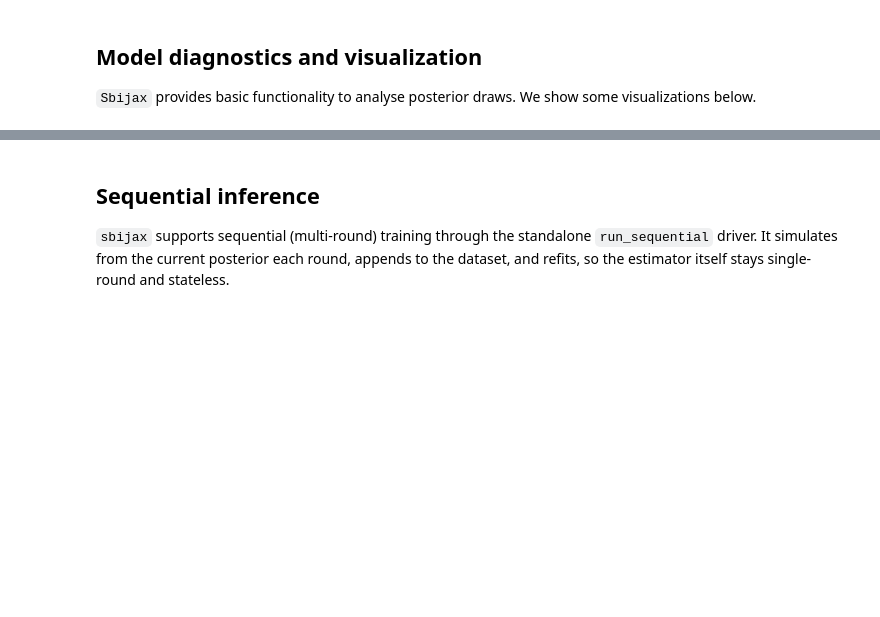
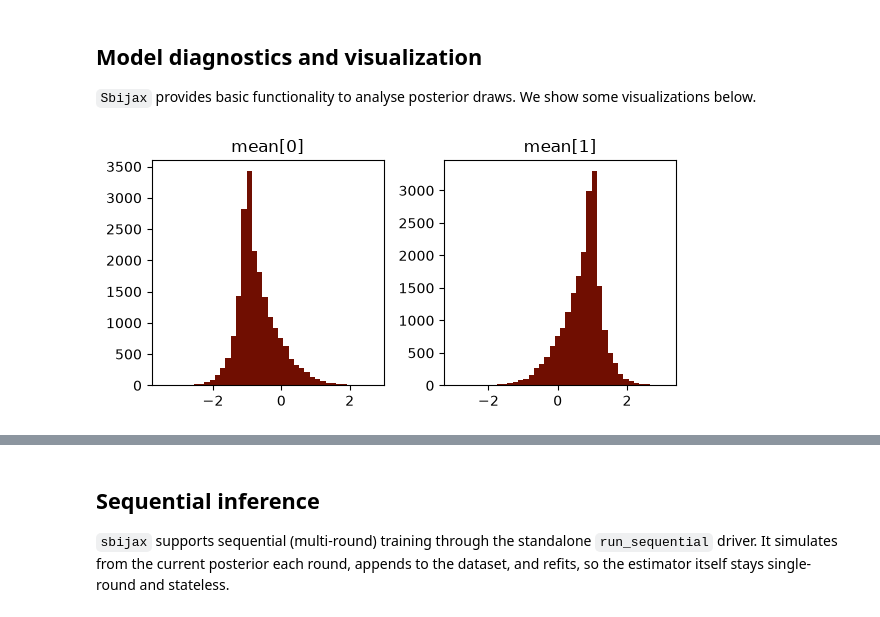
Before and after one commit to dirmeier/sbijax, a Jupyter notebook: docs/notebooks/more_detailed_intro.ipynb, the cells around one changed output, grey strips where cells are left out. Saved outputs shown, nothing was run; the diff lists cells and outputs as text; code cells hidden in the pictures; blank space fills up the shorter version.

```diff
--- a/docs/notebooks/more_detailed_intro.ipynb
+++ b/docs/notebooks/more_detailed_intro.ipynb
@@ -135,6 +170,6 @@ params, info = model.fit(
 Finally, we sample from the posterior distribution for a specific observation $y_{\text{obs}}$.
 # %%
 y_obs = jnp.array([-1.0, 1.0])
-samples, info = model.sample(
+samples, _ = model.sample(
     jr.PRNGKey(3), params, y_obs, n_chains=4, n_samples=10_000, n_warmup=5_000
 )
@@ -145,8 +178,10 @@ print(samples)
 
 `Sbijax` provides basic functionality to analyse posterior draws. We show some visualizations below.
 # %%
-plot_posterior_hist(samples)
+plot_posterior_hist(samples, "mean")
 plt.show()
+# %% [output]
+[figure, added]
 # %%
 plt.plot(info.losses[1:])
 plt.xlabel("step")
```
Also changed, not shown: parts of 10 cells of this notebook, 46 other files.
